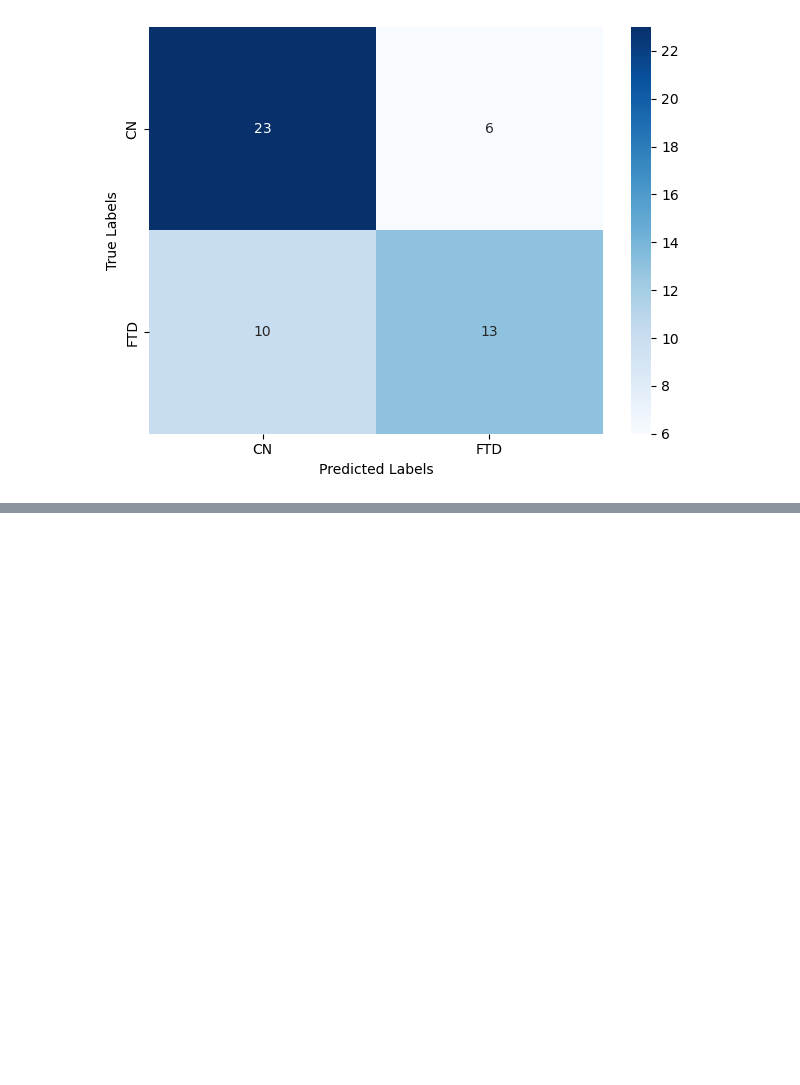
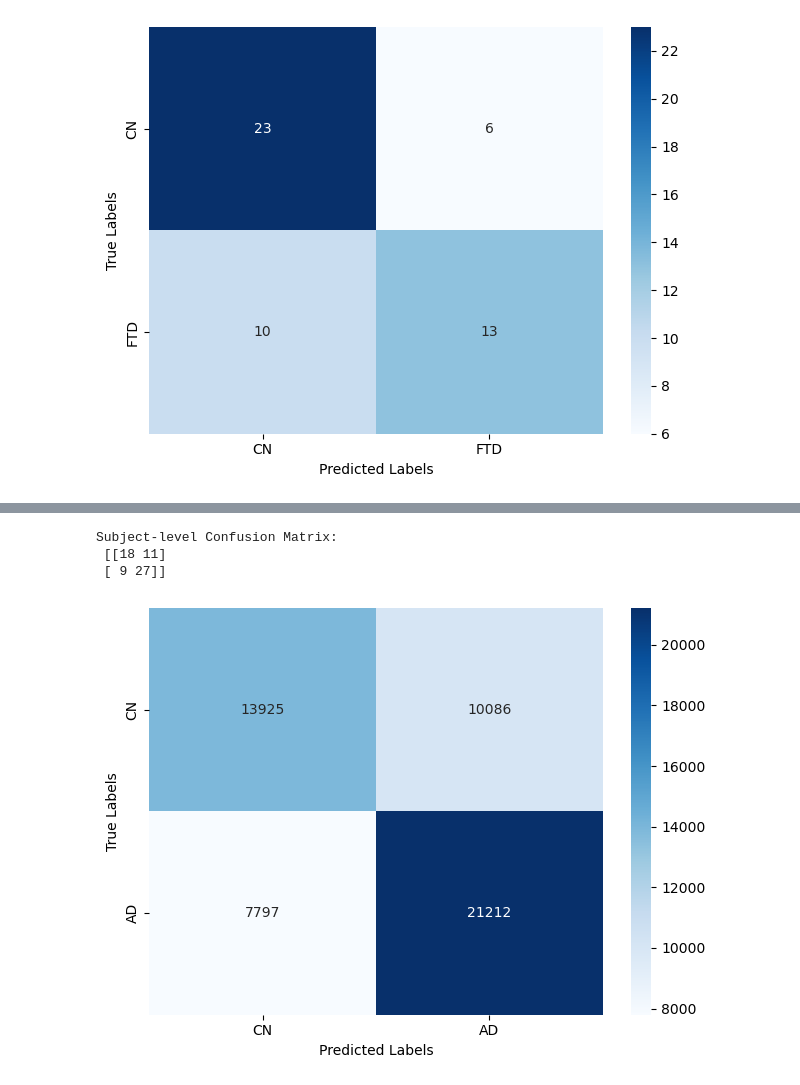
Before and after one commit to SiuhiuY/alzheimers-disease-detection, a Jupyter notebook: notebooks/results.ipynb, the cells around one changed output, grey strips where cells are left out. Saved outputs shown, nothing was run; the diff lists cells and outputs as text; code cells hidden in the pictures; blank space fills up the shorter version.

```diff
--- a/notebooks/results.ipynb
+++ b/notebooks/results.ipynb
@@ -463,0 +592,28 @@ plt.show()
+# %%
+# Get predictions and true labels across folds
+all_y_true = []
+all_y_pred = []
+all_y_prob = []
+
+for fold in cnn_ad["outer_folds"]:
+    all_y_true.extend(fold["true_labels"])
+    all_y_pred.extend(fold["pred_labels"])
+    all_y_prob.extend(fold["pred_probs"])
+
+all_y_true = np.array(all_y_true)
+all_y_pred = np.array(all_y_pred)
+all_y_prob = np.array(all_y_prob)
+# %%
+# Calculate overall metrics
+accuracy = accuracy_score(all_y_true, all_y_pred)
+f1_score_value = f1_score(all_y_true, all_y_pred)
+sensitivity = recall_score(all_y_true, all_y_pred)
+specificity = recall_score(all_y_true, all_y_pred, pos_label=0)
+roc_auc = roc_auc_score(all_y_true, all_y_prob)
+cm = confusion_matrix(all_y_true, all_y_pred)
+print("Accuracy:", accuracy)
+print("F1 Score:", f1_score_value)
+print("Sensitivity:", sensitivity)
+print("Specificity:", specificity)
+print("ROC AUC:", roc_auc)
+print("Confusion Matrix:\n", cm)
@@ -463,0 +649,20 @@ plt.show()
+# %%
+cm_subjects = confusion_matrix(df_subjects["true_label"], df_subjects["pred_label"])
+print("Subject-level Confusion Matrix:\n", cm_subjects)
+# %% [output]
+Subject-level Confusion Matrix:
+ [[18 11]
+ [ 9 27]]
+# %%
+# Plot sample-level confusion matrix
+class_names = ["CN", "AD"]
+sns.heatmap(cm, annot=True, fmt="d", cmap="Blues",
+            xticklabels=class_names,
+            yticklabels=class_names)
+plt.xlabel("Predicted Labels")
+plt.ylabel("True Labels")
+plt.tight_layout()
+plt.savefig("figures/EEGNet_AD_CN_confusion_matrix.pdf", dpi=300, bbox_inches="tight")
+plt.show()
+# %% [output]
+[figure, added]
```
Also changed, not shown: parts of 34 cells of this notebook.
